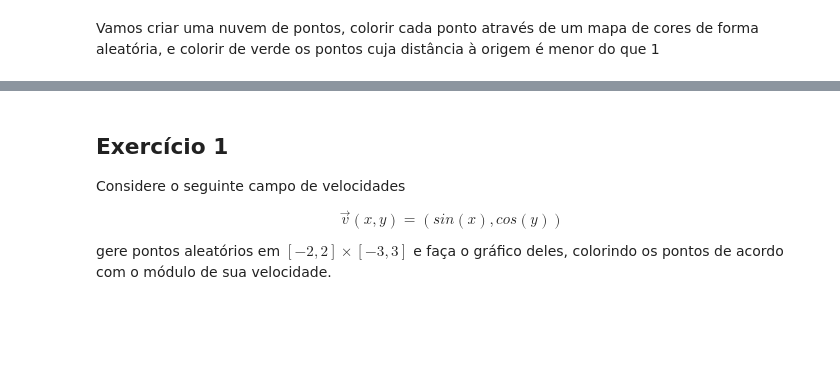
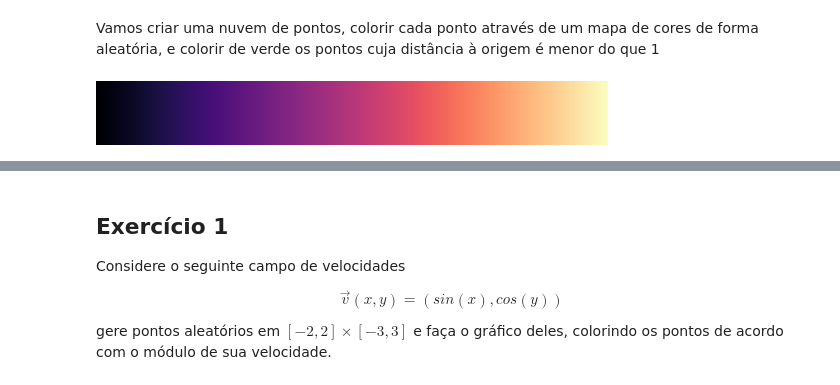
Before and after one commit to marcos1561/minicurso-analise-dados, a Jupyter notebook: aula_3.ipynb, the cells around one changed output, grey strips where cells are left out. Cells and saved outputs as stored; diff of their text form; code cells hidden in the pictures; blank space fills up the shorter version.

```diff
--- a/aula_3.ipynb
+++ b/aula_3.ipynb
@@ -192,6 +204,10 @@ plt.figure()
 ## Usando cor para visualizar propriedades de pontos
 # %% [markdown]
 Vamos criar uma nuvem de pontos, colorir cada ponto através de um mapa de cores de forma aleatória, e colorir de verde os pontos cuja distância à origem é menor do que 1
+# %%
+cmaps["magma"]
+# %% [output]
+[figure, added]
 # %%
 n = 200
 
```
Also changed, not shown: parts of 26 cells of this notebook, 6 other files.
